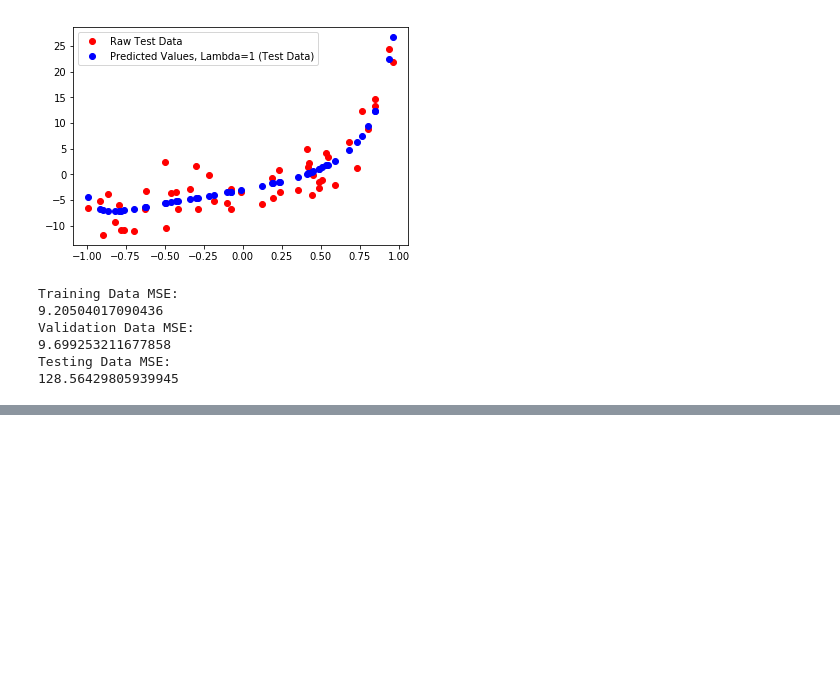
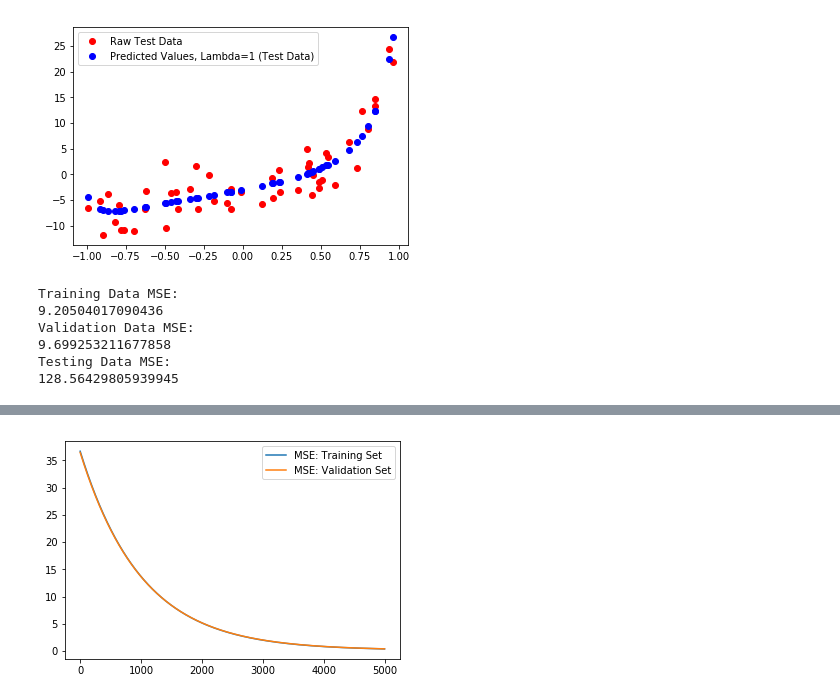
Before and after one commit to idodin/comp551-assignment_1, a Jupyter notebook: comp551-assignment1.ipynb, the cells around one changed output, grey strips where cells are left out. Cells and saved outputs as stored; diff of their text form; code cells hidden in the pictures; blank space fills up the shorter version.

```diff
--- a/comp551-assignment1.ipynb
+++ b/comp551-assignment1.ipynb
@@ -628,0 +633,80 @@ Testing Data MSE:
+# %%
+import csv
+import numpy as np
+import matplotlib.pyplot as plt
+
+
+def read_file(fp):
+    """
+    Read in a csv file and return numpy arrays for x and y values.
+    :param fp:
+    :return:
+    """
+    x = []
+    y = []
+    with open(fp, newline='') as csvfile:
+        reader = csv.reader(csvfile, delimiter=',')
+        for row in reader:
+            x.append(float(row[0]))
+            y.append(float(row[1]))
+    return np.array(x), np.array(y)
+
+def computeEpoch(step_size, w0, w1, x_shuffled, y_shuffled):
+    """
+    Perform one sweep of all examples in the provided set
+    """
+    for i,x in enumerate(x_shuffled):
+        w0 = w0 - step_size*(w0+w1*x - y_shuffled[i] )
+        w1 = w1 - step_size*(w0+w1*x - y_shuffled[i] ) * x
+
+    return w0, w1
+
+
+def shuffleLists(x,y):
+    """
+    Shuffle provided lists in unison.
+    """
+    s = np.arange(x.shape[0])
+    np.random.shuffle(s)
+    return x[s], y[s]
+
+def computeLoss(w0, w1, x_list, y_list):
+    """
+    Compute loss function for provided parametres and examples.
+    """
+    n = x_list.shape[0]
+    sum=0
+
+    for i,x in enumerate(x_list):
+        sum += (w0 + w1*x - y_list[i])**2
+
+    return sum / (2*n)
+
+
+if __name__ == '__main__':
+    step_size = 1e-6
+
+    x,y = read_file('data/Dataset_2_train.csv')
+    w0, w1 = (0.4, 0.8)
+
+    mse_training, mse_valid = [], []
+
+    print("SCROLL DOWN FOR PLOT")
+
+    for i in range(5000):
+        x, y = shuffleLists(x,y)
+        w0, w1 = computeEpoch(step_size, w0, w1, x, y)
+        loss2 = computeLoss(w0, w1, x, y)
+        mse_training.append(loss2* 2)
+        x_valid, y_valid = read_file('data/Dataset_2_valid.csv')
+        mse_valid.append(computeLoss(w0, w1, x_valid, y_valid) * 2)
+        print("MSE for Epoch #{}: {}".format(i+1, mse_valid[i]))
+
+
+    print("Performance on Validation: {:f}".format(mse_valid[-1]))
+    # Plot data:
+    plt.plot(range(len(mse_training)), mse_training)
+    plt.plot(range(len(mse_valid)), mse_valid)
+    plt.legend(['MSE: Training Set', 'MSE: Validation Set'])
+    plt.show()
+# %% [output]
@@ -628,0 +730 @@ Testing Data MSE:
+[figure, added]
```
Also changed, not shown: parts of 6 cells of this notebook, 3 other files.
